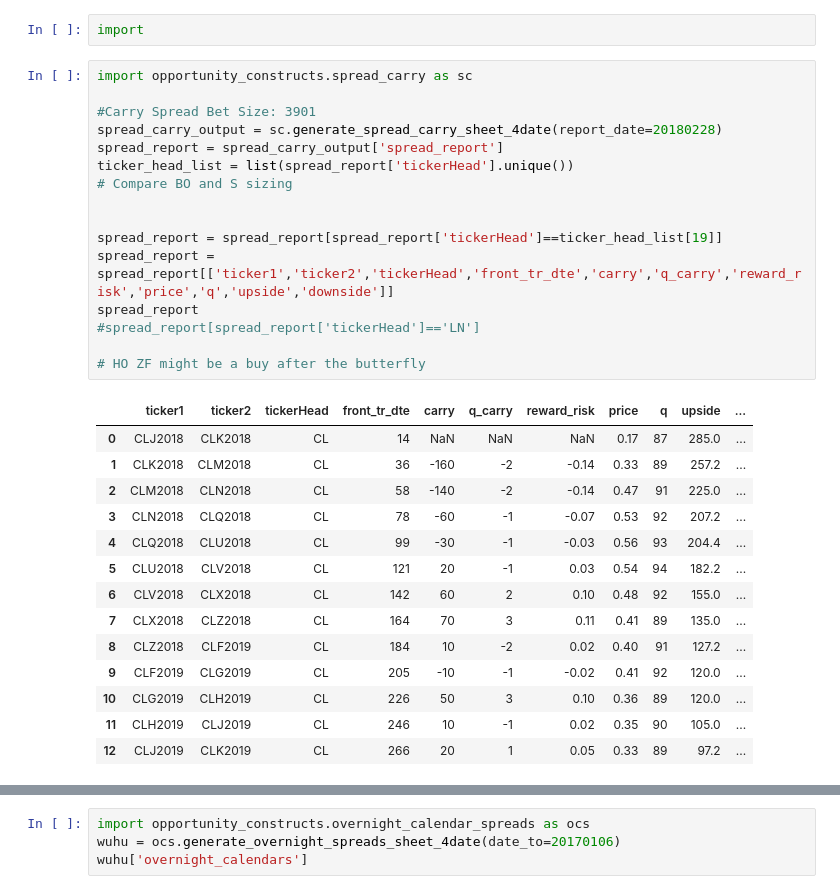
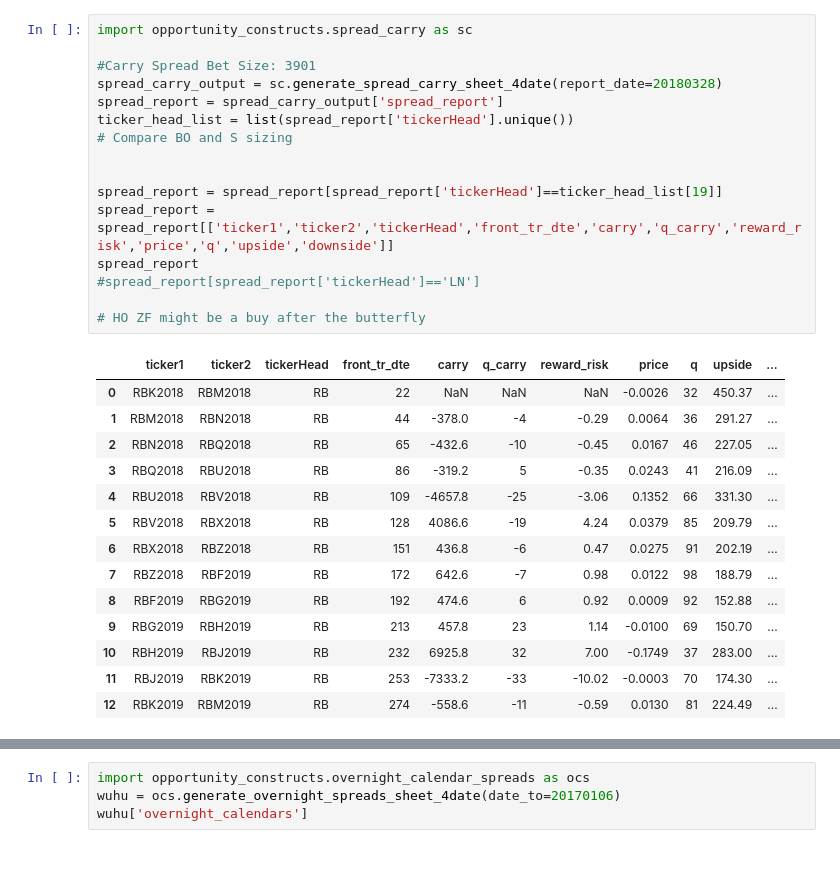
Before and after one commit to d0p34m1n3/repo_barbarossa, a Jupyter notebook: PycharmProjects/quandl/Untitled.ipynb, the cells around one changed output, grey strips where cells are left out. Cells and saved outputs as stored; diff of their text form; blank space fills up the shorter version.

```diff
--- a/PycharmProjects/quandl/Untitled.ipynb
+++ b/PycharmProjects/quandl/Untitled.ipynb
@@ -1,33 +1,31 @@
-# %%
-import
 # %%
 import opportunity_constructs.spread_carry as sc
 
 #Carry Spread Bet Size: 3901
-spread_carry_output = sc.generate_spread_carry_sheet_4date(report_date=20180228)
+spread_carry_output = sc.generate_spread_carry_sheet_4date(report_date=20180328)
 spread_report = spread_carry_output['spread_report']
 ticker_head_list = list(spread_report['tickerHead'].unique())
 # Compare BO and S sizing
 
 
 spread_report = spread_report[spread_report['tickerHead']==ticker_head_list[19]]
 spread_report = spread_report[['ticker1','ticker2','tickerHead','front_tr_dte','carry','q_carry','reward_risk','price','q','upside','downside']]
 spread_report
 #spread_report[spread_report['tickerHead']=='LN']
 
 # HO ZF might be a buy after the butterfly
 # %% [output]
 |  | ticker1 | ticker2 | tickerHead | front_tr_dte | carry | q_carry | reward_risk | price | q | upside | ... |
-| 0 | CLJ2018 | CLK2018 | CL | 14 | NaN | NaN | NaN | 0.17 | 87 | 285.0 | ... |
-| 1 | CLK2018 | CLM2018 | CL | 36 | -160 | -2 | -0.14 | 0.33 | 89 | 257.2 | ... |
-| 2 | CLM2018 | CLN2018 | CL | 58 | -140 | -2 | -0.14 | 0.47 | 91 | 225.0 | ... |
-| 3 | CLN2018 | CLQ2018 | CL | 78 | -60 | -1 | -0.07 | 0.53 | 92 | 207.2 | ... |
-| 4 | CLQ2018 | CLU2018 | CL | 99 | -30 | -1 | -0.03 | 0.56 | 93 | 204.4 | ... |
-| 5 | CLU2018 | CLV2018 | CL | 121 | 20 | -1 | 0.03 | 0.54 | 94 | 182.2 | ... |
-| 6 | CLV2018 | CLX2018 | CL | 142 | 60 | 2 | 0.10 | 0.48 | 92 | 155.0 | ... |
-| 7 | CLX2018 | CLZ2018 | CL | 164 | 70 | 3 | 0.11 | 0.41 | 89 | 135.0 | ... |
-| 8 | CLZ2018 | CLF2019 | CL | 184 | 10 | -2 | 0.02 | 0.40 | 91 | 127.2 | ... |
-| 9 | CLF2019 | CLG2019 | CL | 205 | -10 | -1 | -0.02 | 0.41 | 92 | 120.0 | ... |
-| 10 | CLG2019 | CLH2019 | CL | 226 | 50 | 3 | 0.10 | 0.36 | 89 | 120.0 | ... |
-| 11 | CLH2019 | CLJ2019 | CL | 246 | 10 | -1 | 0.02 | 0.35 | 90 | 105.0 | ... |
-| 12 | CLJ2019 | CLK2019 | CL | 266 | 20 | 1 | 0.05 | 0.33 | 89 | 97.2 | ... |
+| 0 | RBK2018 | RBM2018 | RB | 22 | NaN | NaN | NaN | -0.0026 | 32 | 450.37 | ... |
+| 1 | RBM2018 | RBN2018 | RB | 44 | -378.0 | -4 | -0.29 | 0.0064 | 36 | 291.27 | ... |
+| 2 | RBN2018 | RBQ2018 | RB | 65 | -432.6 | -10 | -0.45 | 0.0167 | 46 | 227.05 | ... |
+| 3 | RBQ2018 | RBU2018 | RB | 86 | -319.2 | 5 | -0.35 | 0.0243 | 41 | 216.09 | ... |
+| 4 | RBU2018 | RBV2018 | RB | 109 | -4657.8 | -25 | -3.06 | 0.1352 | 66 | 331.30 | ... |
+| 5 | RBV2018 | RBX2018 | RB | 128 | 4086.6 | -19 | 4.24 | 0.0379 | 85 | 209.79 | ... |
+| 6 | RBX2018 | RBZ2018 | RB | 151 | 436.8 | -6 | 0.47 | 0.0275 | 91 | 202.19 | ... |
+| 7 | RBZ2018 | RBF2019 | RB | 172 | 642.6 | -7 | 0.98 | 0.0122 | 98 | 188.79 | ... |
+| 8 | RBF2019 | RBG2019 | RB | 192 | 474.6 | 6 | 0.92 | 0.0009 | 92 | 152.88 | ... |
+| 9 | RBG2019 | RBH2019 | RB | 213 | 457.8 | 23 | 1.14 | -0.0100 | 69 | 150.70 | ... |
+| 10 | RBH2019 | RBJ2019 | RB | 232 | 6925.8 | 32 | 7.00 | -0.1749 | 37 | 283.00 | ... |
+| 11 | RBJ2019 | RBK2019 | RB | 253 | -7333.2 | -33 | -10.02 | -0.0003 | 70 | 174.30 | ... |
+| 12 | RBK2019 | RBM2019 | RB | 274 | -558.6 | -11 | -0.59 | 0.0130 | 81 | 224.49 | ... |
```
Also changed, not shown: parts of 2 cells of this notebook, 6 other files.
